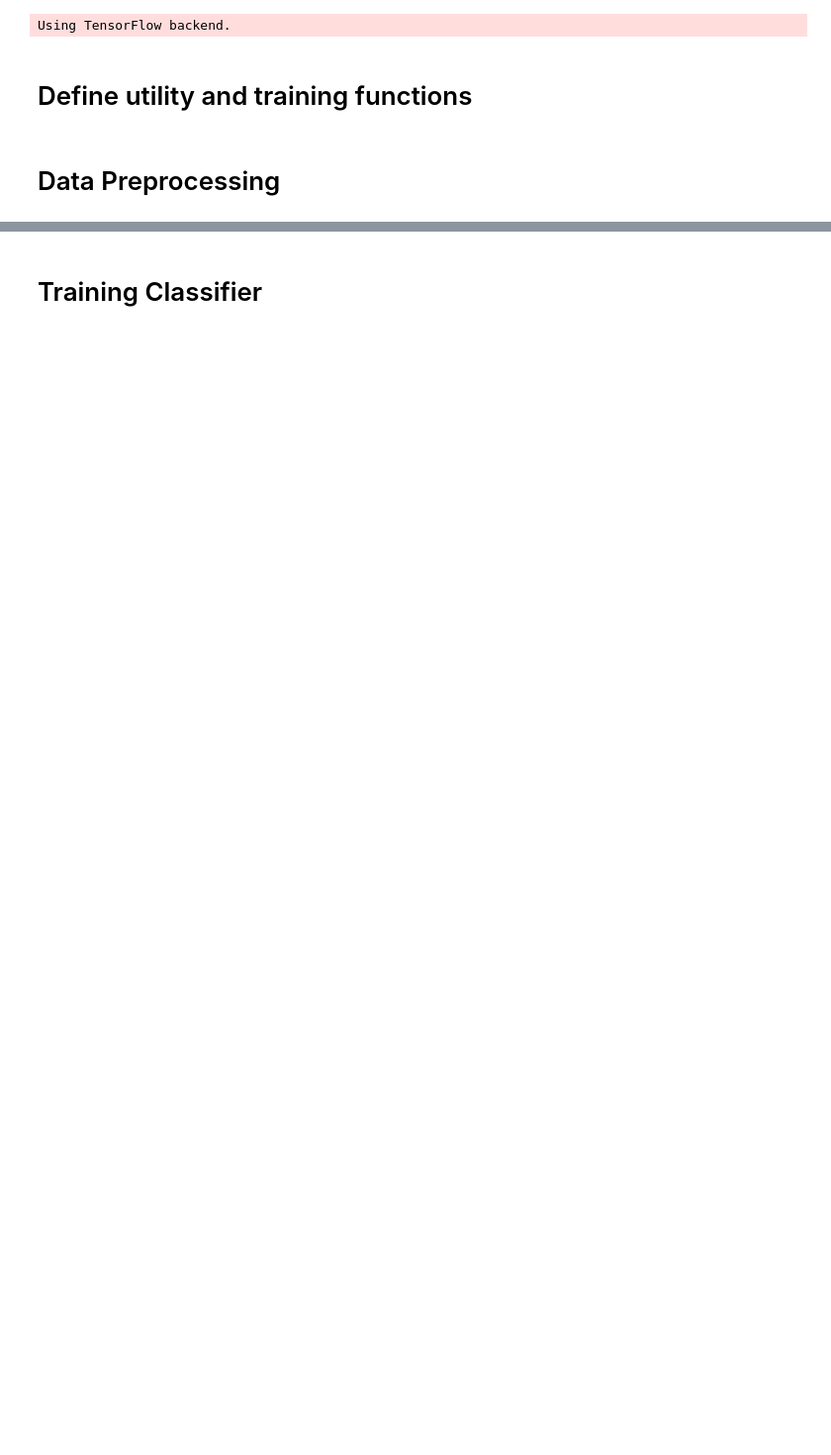
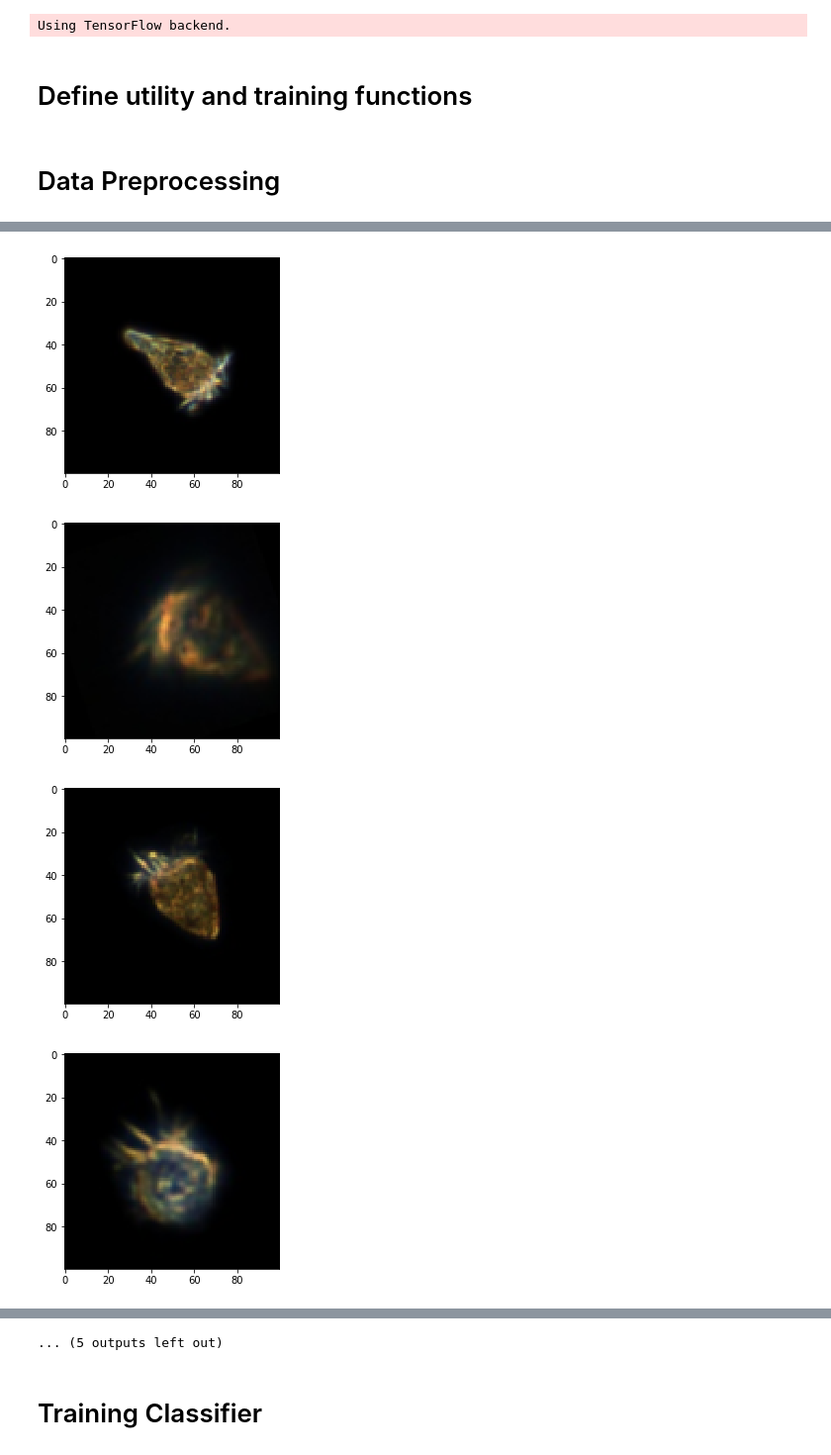
Before and after one commit to mystan/plankton-spc, a Jupyter notebook: image_classification.ipynb, the cells around one changed output, grey strips where cells are left out. Shown at 99% size. Saved outputs shown, nothing was run; the diff lists cells and outputs as text; code cells hidden in the pictures; blank space fills up the shorter version.

```diff
--- a/image_classification.ipynb
+++ b/image_classification.ipynb
@@ -220,7 +233,7 @@ def predict(files, label_map, common_size=(100,100), num_color_channels=3, saved
 # %%
 # Get full paths to all classification data
 # Data is assumed to reside under the directory "root_dir", and data for each class is assumed to reside in a separate subfolder
-root_dir = 'Classification_Images\\'
+root_dir = 'Classification_Images/'
 files = get_image_files(root_dir)
 print(len(files))
 # Get the dimension range of the data for informational purposes
@@ -240,2 +253,17 @@ Over all images - minimum height: 56, minimum width: 48, maximum height: 256, ma
 403
 271
+# %%
+batch_size = 32
+common_size = (100,100)
+num_color_channels = 3
+train_files = train_files[:len(train_files)//batch_size*batch_size]
+g = get_batches(train_files, label_map, batch_size, common_size, num_color_channels, augment=True)
+b,l = next(g)
+for i in b:
+    plt.figure()
+    plt.imshow(i[...,::-1])
+# %% [output]
+[figure, added]
+[figure, added]
+[figure, added]
+[figure, added]
@@ -242,3 +278,4 @@ Over all images - minimum height: 56, minimum width: 48, maximum height: 256, ma
+... (5 outputs left out)
 # %% [markdown]
 # Training Classifier
 # %%
```
Also changed, not shown: parts of 4 cells of this notebook.
